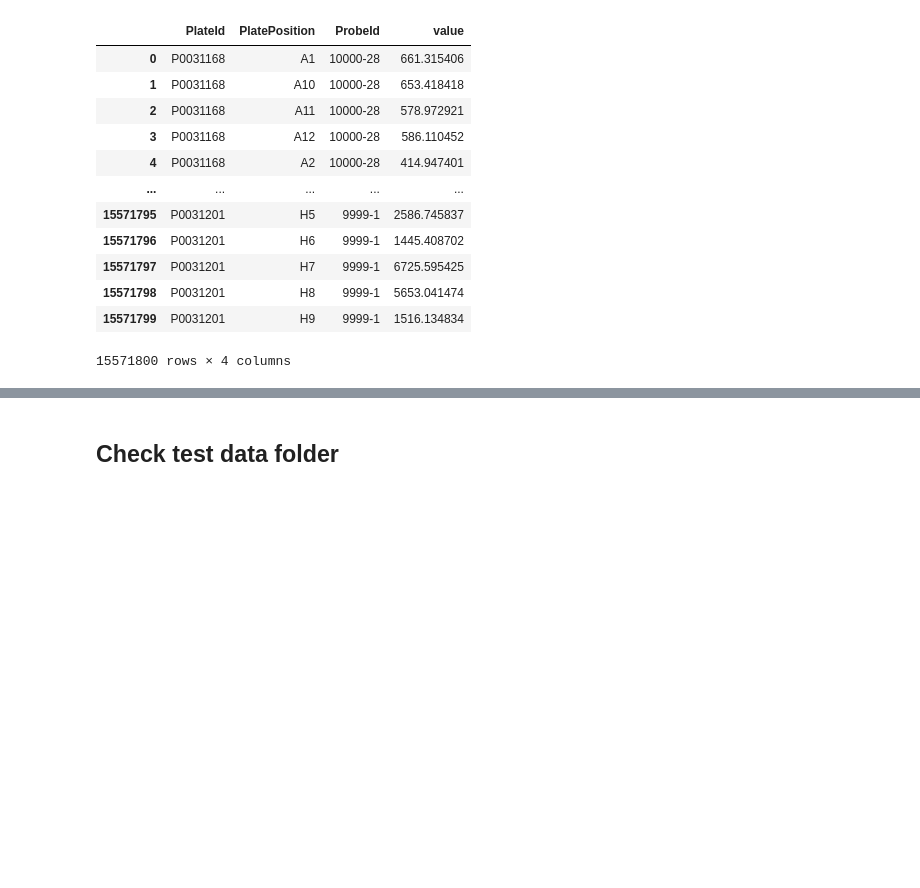
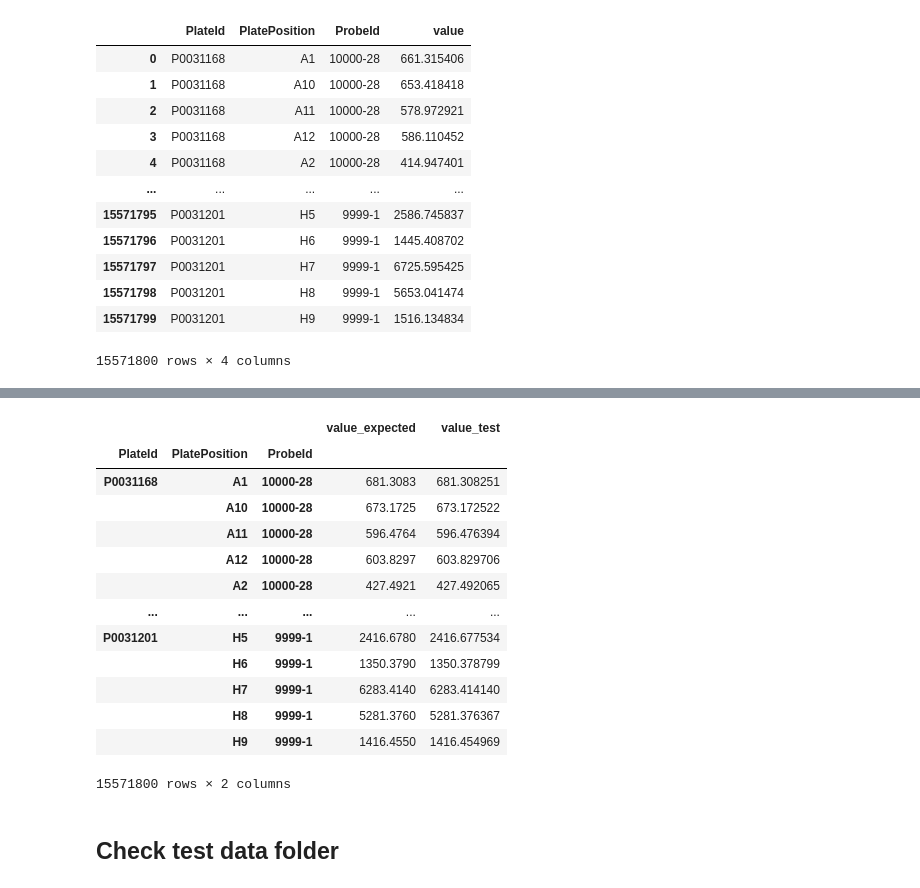
Before and after one commit to AnthonyOfSeattle/domino-somascan-pipeline, a Jupyter notebook: notebooks/2026_08_31_build_test_datasets.ipynb, the cells around one changed output, grey strips where cells are left out. Saved outputs shown, nothing was run; the diff lists cells and outputs as text; code cells hidden in the pictures; blank space fills up the shorter version.

Commit message:
Add iterplate normalization test data

```diff
--- a/notebooks/2026_08_31_build_test_datasets.ipynb
+++ b/notebooks/2026_08_31_build_test_datasets.ipynb
@@ -279,0 +282,24 @@ assert measurements_joined.value_diff_ppm.max() < 1
+# %%
+# Read in expected data
+measurements_expected = pd.read_table(
+    "/mnt/data/test/RFU_hyb.msnCal.ps.cal.txt",
+    header=None
+)
+measurements_expected.index = samples.set_index(["PlateId", "PlatePosition"]).index
+measurements_expected.columns = features["ProbeId"]
+
+# Melt expected data
+measurements_expected = (
+    measurements_expected.reset_index()
+                         .melt(
+                             id_vars=["PlateId", "PlatePosition"],
+                             var_name="ProbeId"
+                         )
+)
+
+# Write expected data
+measurements_expected.to_parquet(
+    "../preprocess-somascan-data/tests/data/measurements_ipn.parquet.gz",
+    compression = "gzip",
+    index = False
+)
@@ -279,0 +322,5 @@ assert measurements_joined.value_diff_ppm.max() < 1
+# %%
+# Read in test data
+measurements_test = pd.read_csv(
+    "/mnt/data/processed/measurements.interplate_normalized.csv"
+)
@@ -279,0 +343,25 @@ assert measurements_joined.value_diff_ppm.max() < 1
+# %%
+measurements_joined = measurements_expected.set_index(
+    ["PlateId", "PlatePosition", "ProbeId"]
+).value.rename("value_expected").to_frame().join(
+    measurements_test.set_index(
+        ["PlateId", "PlatePosition", "ProbeId"]
+    ).value.rename("value_test")
+)
+# %%
+measurements_joined
+# %% [output]
+|  |  |  | value_expected | value_test |
+| PlateId | PlatePosition | ProbeId |  |  |
+| P0031168 | A1 | 10000-28 | 681.3083 | 681.308251 |
+|  | A10 | 10000-28 | 673.1725 | 673.172522 |
+|  | A11 | 10000-28 | 596.4764 | 596.476394 |
+|  | A12 | 10000-28 | 603.8297 | 603.829706 |
+|  | A2 | 10000-28 | 427.4921 | 427.492065 |
+| ... | ... | ... | ... | ... |
+| P0031201 | H5 | 9999-1 | 2416.6780 | 2416.677534 |
+|  | H6 | 9999-1 | 1350.3790 | 1350.378799 |
+|  | H7 | 9999-1 | 6283.4140 | 6283.414140 |
+|  | H8 | 9999-1 | 5281.3760 | 5281.376367 |
+|  | H9 | 9999-1 | 1416.4550 | 1416.454969 |
+15571800 rows × 2 columns
```
Also changed, not shown: parts of 6 cells of this notebook, 1 other file.
